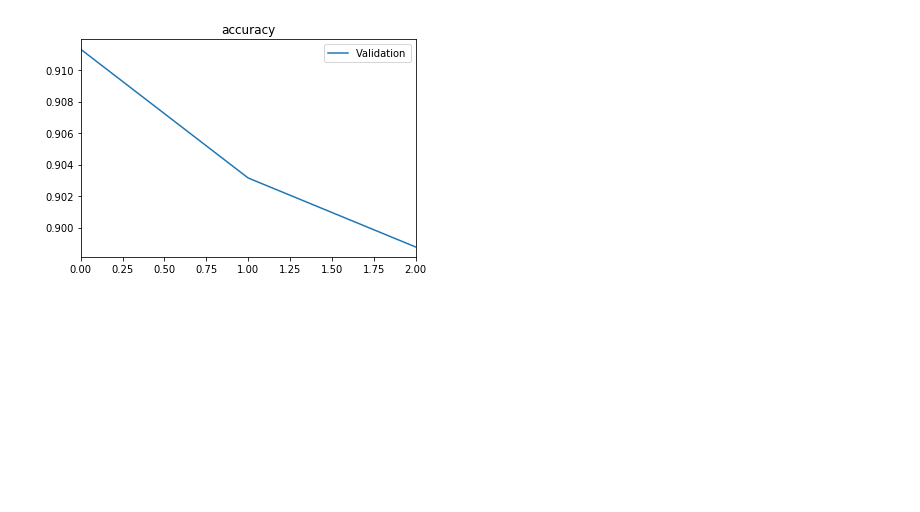
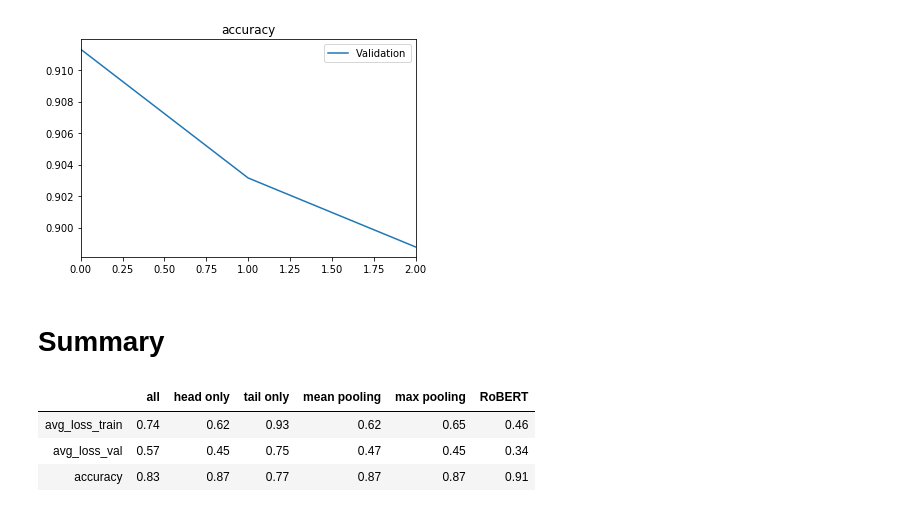
Before and after one commit to helmy-elrais/RoBERT_Recurrence_over_BERT, a Jupyter notebook: train.ipynb, the cells around one changed output. Cells and saved outputs as stored; diff of their text form; code cells hidden in the pictures; blank space fills up the shorter version.

```diff
--- a/train.ipynb
+++ b/train.ipynb
@@ -723,3 +723,12 @@ pd.DataFrame(np.array(val_acc).T,
 # %% [output]
 <matplotlib.axes._subplots.AxesSubplot at 0x...>
 [figure]
+# %% [markdown]
+# Summary
+# %%
+pd.DataFrame({"all":[0.74, 0.57, 0.83], "head only":[0.62, 0.45, 0.87], "tail only":[0.93, 0.75, 0.77], "mean pooling":[0.62, 0.47, 0.87], "max pooling":[0.65, 0.45, 0.87], "RoBERT":[0.46, 0.34, 0.91]}, index=["avg_loss_train", "avg_loss_val", "accuracy"])
+# %% [output]
+|  | all | head only | tail only | mean pooling | max pooling | RoBERT |
+| avg_loss_train | 0.74 | 0.62 | 0.93 | 0.62 | 0.65 | 0.46 |
+| avg_loss_val | 0.57 | 0.45 | 0.75 | 0.47 | 0.45 | 0.34 |
+| accuracy | 0.83 | 0.87 | 0.77 | 0.87 | 0.87 | 0.91 |
```
